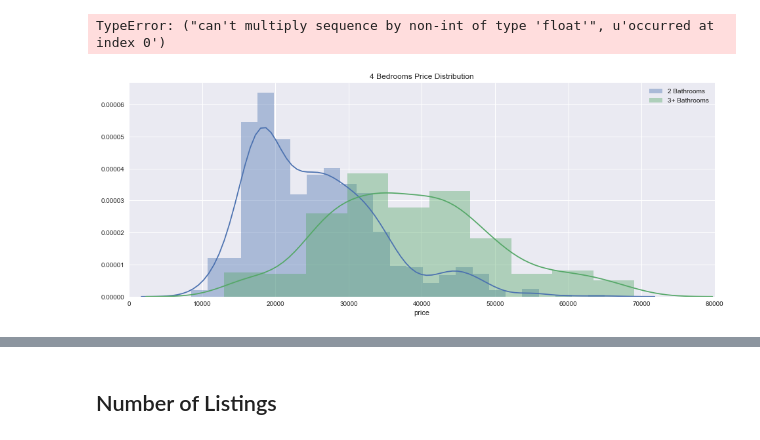
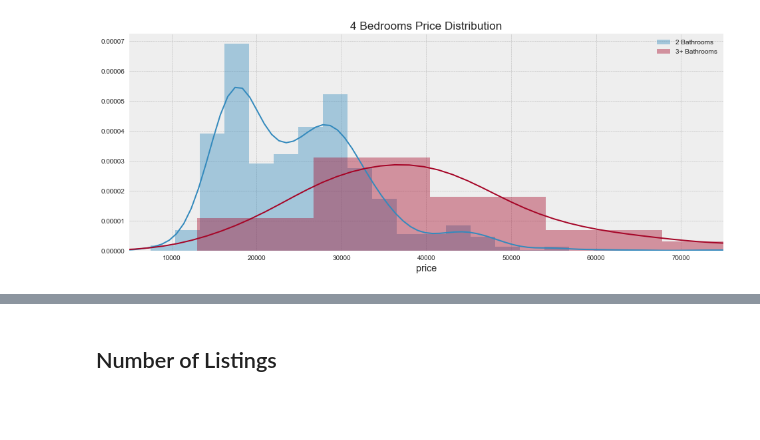
Before and after one commit to tjspross/scrapy_smartshanghai, a Jupyter notebook: ss_analysis.ipynb, the cells around one changed output, grey strips where cells are left out. Saved outputs shown, nothing was run; the diff lists cells and outputs as text; code cells hidden in the pictures; blank space fills up the shorter version.

```diff
--- a/ss_analysis.ipynb
+++ b/ss_analysis.ipynb
@@ -112,6 +204,19 @@ def checkarea(value,geoDataFrame):
         return None
     else:
         return area.tolist()[0]
-# df['district'] = df[['longitude','latitude']].astype('float').apply(checkarea,args=(df_dist,),axis=1)
 df['district_dense'] = df[['longitude','latitude']].astype('float').apply(checkarea,args=(df_dist_d,),axis=1)
-df['district_central'] = df[['longitude','latitude']].astype('float').apply(checkarea,args=(df_dist_c,),axis=1)
+
+# Filtering out duplicates
+df = df.drop_duplicates(['description','size_int','author','district_dense','rooms_BA','rooms_BR'])
+
+# Create bool column for top 5% ppm for district
+top5_ppm = []
+for a in np.unique(df.district_dense):
+    top5_threshold = df.loc[df['district_dense']==a]['price_per_meter'].quantile(0.95)
+    top5_ppm.extend(df.loc[(df['district_dense']==a) & (df['price_per_meter']>=top5_threshold)]['listing_id'].tolist())
+df['top5_ppm_per_district'] = df['listing_id'].isin(top5_ppm)
+
+def makegeoseris(value):
+    return geometry.Point(value[0],value[1])
+df['geometry']=df[['longitude','latitude']].astype('float').apply(makegeoseris,axis=1)
+df = gdp.GeoDataFrame(df)
@@ -212,31 +394,27 @@ plt.show()
 # %%
-def round_and_combine(value):
-    return tuple(np.round(value,3))
-df['lat_long'] = df[['latitude', 'longitude']].apply(round_and_combine, axis=1)
-df['lat_long'].value_counts()
+# def round_and_combine(value):
+#     return tuple(np.round(value,3))
+# df['lat_long'] = df[['latitude', 'longitude']].apply(round_and_combine, axis=1)
+# df['lat_long'].value_counts()
-# %% [output]
-TypeError: ("can't multiply sequence by non-int of type 'float'", u'occurred at index 0')
 # %%
 plt.figure(figsize=(16,6))
 # sns.distplot(df.loc[(df['rooms_BR']==4) & (df['rooms_BA']==1) &
 #                     (~df['posted_type'].isin(['Shared apartment','Service Apartment']))]['price'],
 #              bins=25,label='1 Bathroom')
-sns.distplot(df.loc[(df['rooms_BR']==4) & (df['rooms_BA']==2) &
-                    (~df['posted_type'].isin(['Shared apartment','Service Apartment']))]['price'],
+sns.distplot(df.loc[(df['rooms_BR']==4) & (df['rooms_BA']==2)]['price'],
              bins=25,label='2 Bathrooms')
-sns.distplot(df.loc[(df['rooms_BR']==4) & (df['rooms_BA']>=3) & (df['price']<80000) &
-                    (~df['posted_type'].isin(['Shared apartment','Service Apartment']))]['price'],
+sns.distplot(df.loc[(df['rooms_BR']==4) & (df['rooms_BA']>=3)]['price'],
              bins=10,label='3+ Bathrooms')
 # sns.distplot(df.loc[(df['rooms_BR']==4) & (df['rooms_BA']>3) &
 #                     (~df['posted_type'].isin(['Shared apartment','Service Apartment']))]['price'],
 #              bins=50,label='4+ Bathrooms')
 plt.title("4 Bedrooms Price Distribution")
 
 plt.legend()
-plt.xlim(0,80000)
+plt.xlim(5000,75000)
 plt.show()
 # %% [output]
-[figure, old version]
+[figure, new version]
 # %%
 plt.figure(figsize=(16,6))
 sns.distplot(df.loc[(df['rooms_BR']==3) & (df['rooms_BA']==1) &
```
Also changed, not shown: parts of 84 cells of this notebook, 2 other files.
